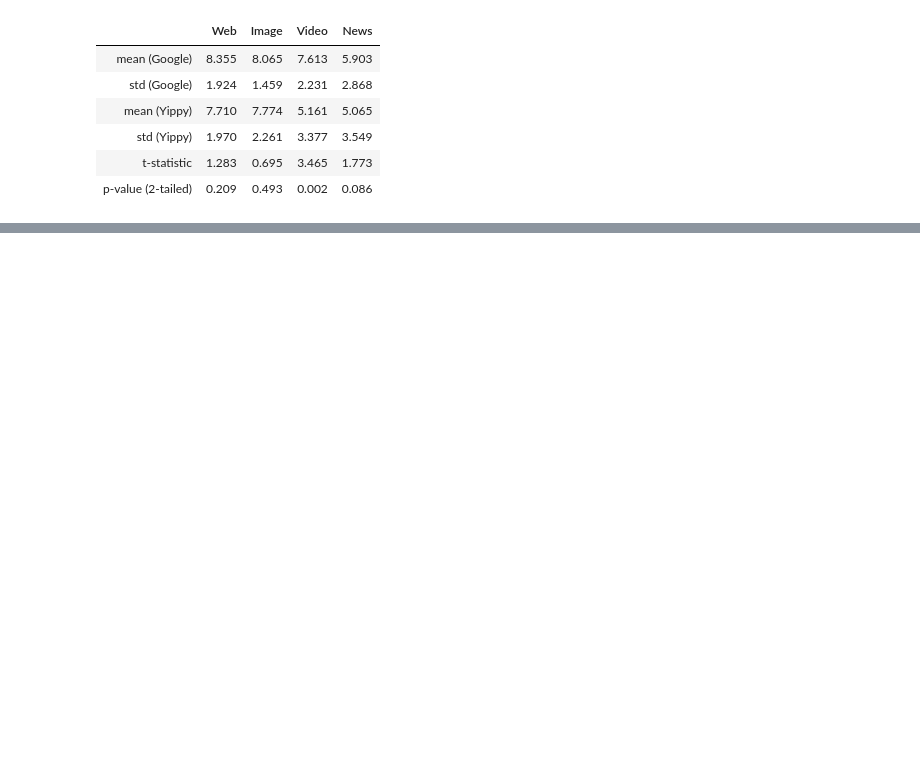
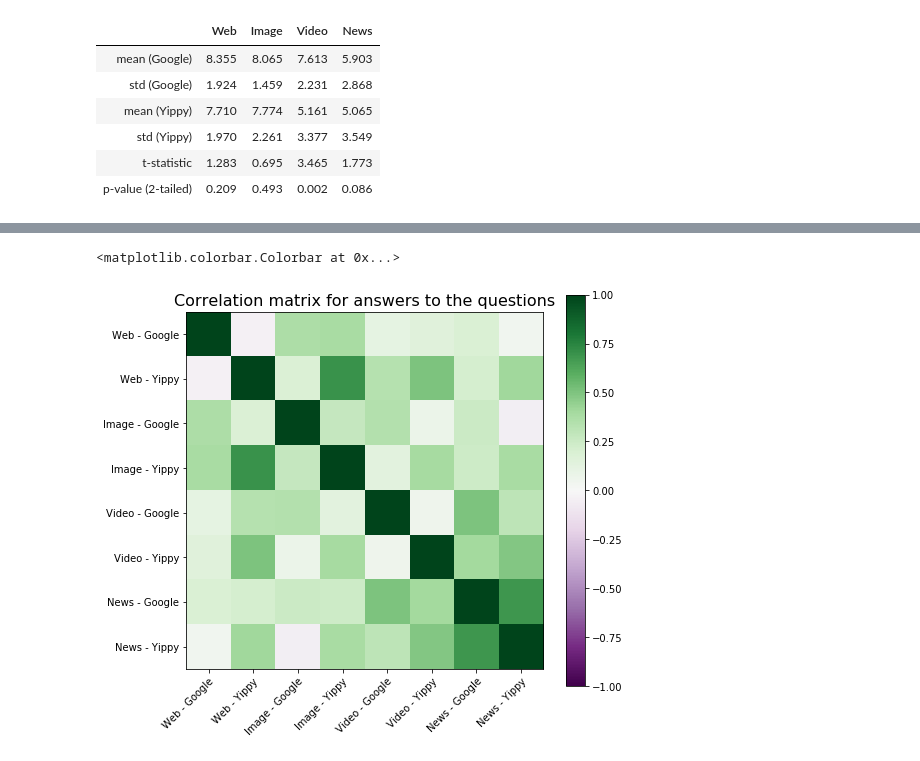
Before and after one commit to animaviridis/evaluation_of_ai, a Jupyter notebook: results_stats.ipynb, the cells around one changed output, grey strips where cells are left out. Drawn from its saved outputs; the diff is of its cells as text; code cells hidden in the pictures; blank space fills up the shorter version.

```diff
--- a/results_stats.ipynb
+++ b/results_stats.ipynb
@@ -84,0 +160,3 @@ t_tests_yippy_df.round(3)
+# %%
+corr_keys = keys['tasks'] #  + keys['clustering'] + keys['yippy']
+corr_keys
@@ -84,0 +172,3 @@ t_tests_yippy_df.round(3)
+# %%
+corr_data = main_data[corr_keys]
+corr_data.head()
@@ -84,0 +182,6 @@ t_tests_yippy_df.round(3)
+# %%
+corr_result = corr_data.corr()
+# %%
+corr_labels = [' - '.join(np.array(label.split(' '))[[0, -1]]) for label in corr_keys]
+corr_labels_pos = np.arange(len(corr_labels))
+corr_labels
@@ -84,0 +197,21 @@ t_tests_yippy_df.round(3)
+# %%
+import matplotlib.pyplot as plt
+%matplotlib inline
+
+fig, ax = plt.subplots(figsize=(8,8))
+corr_im = ax.imshow(corr_result, cmap='PRGn', vmin=-1, vmax=1)
+ax.set_title("Correlation matrix for answers to the questions", fontsize=16)
+
+ax.set_xticks(corr_labels_pos)
+ax.set_yticks(corr_labels_pos)
+ax.set_xticklabels(corr_labels)
+ax.set_yticklabels(corr_labels)
+plt.setp(ax.get_xticklabels(), rotation=45, ha="right", rotation_mode="anchor")
+
+ax.set_xlim(-0.5, len(corr_labels)-0.5)
+ax.set_ylim(len(corr_labels)-0.5, -0.5)
+
+fig.colorbar(corr_im, ax=ax, shrink=0.9)
+# %% [output]
+<matplotlib.colorbar.Colorbar at 0x...>
+[figure, added]
```
Also changed, not shown: parts of 13 cells of this notebook, 3 other files.
